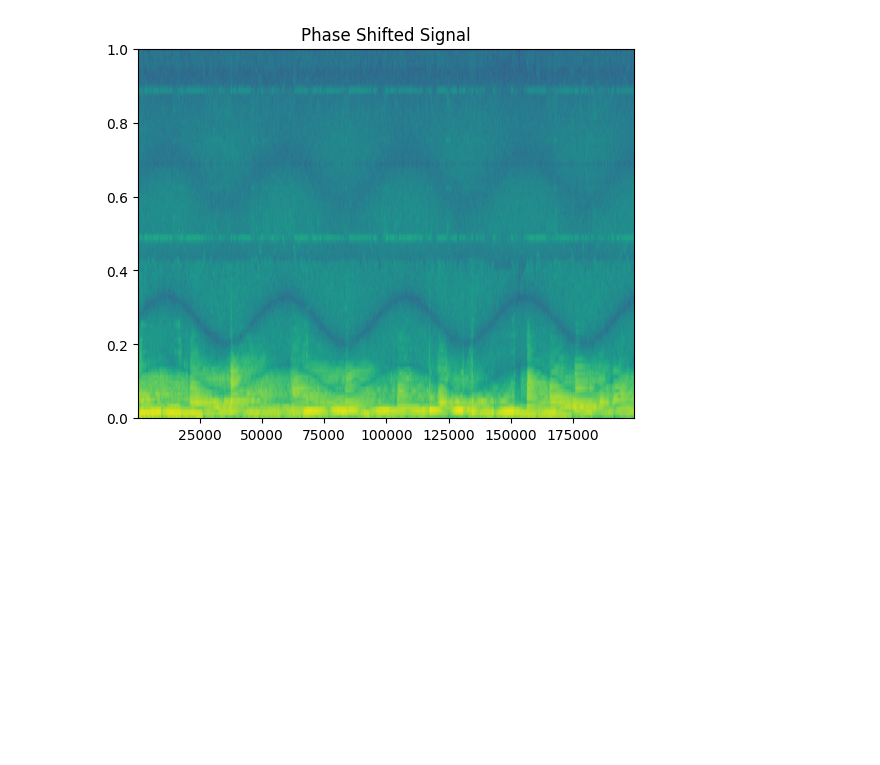
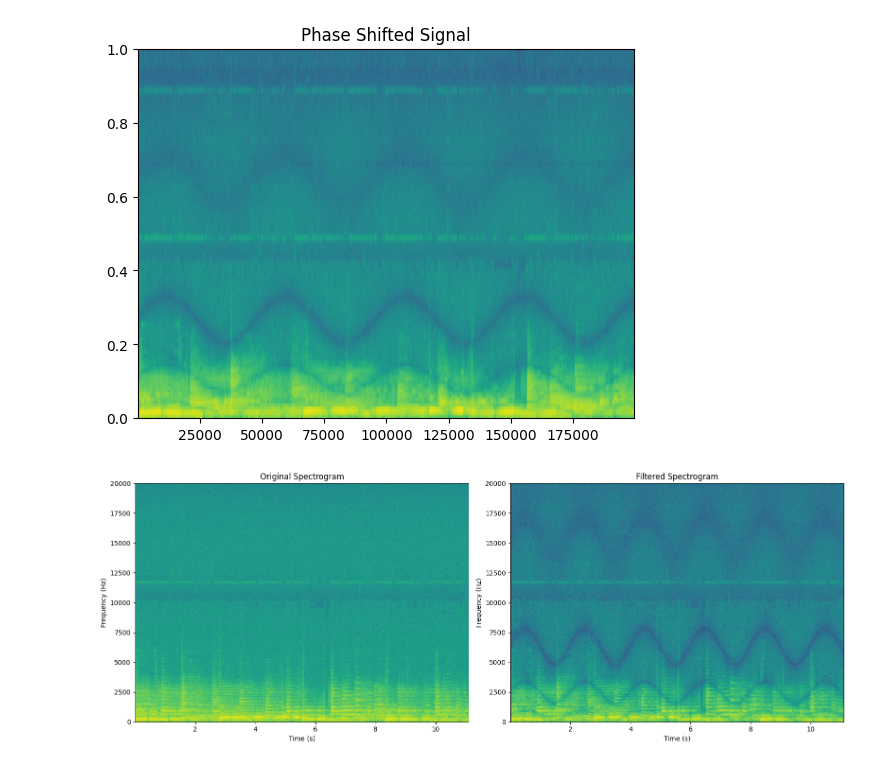
Before and after one commit to kevbrnen/Music-Technology-Final-Project, a Jupyter notebook: Prototyping/Phaser/Phaser.ipynb, the cells around one changed output. Saved outputs shown, nothing was run; the diff lists cells and outputs as text; code cells hidden in the pictures; blank space fills up the shorter version.

```diff
--- a/Prototyping/Phaser/Phaser.ipynb
+++ b/Prototyping/Phaser/Phaser.ipynb
@@ -62,12 +62,12 @@ fc = 1000  #Center Frequency
 # a1 coefficient for allpass equation
 a1 = (np.tan(np.pi * fc/fs) - 1)/(np.tan(np.pi * fc/fs) + 1)
 
-speed = 0.5 #speed of LFO in Hz
+speed = 1 #speed of LFO in Hz
 
 amplitude = 1
 
 # Determines how far apart allpass cutoff frequencies are from each other
-intensity = 4
+intensity = 3
 if(intensity == 1):
     variance = 250
 elif(intensity == 2):
@@ -164,3 +166,35 @@ plt.title("Phase Shifted Signal")
 # %% [output]
 Text(0.5, 1.0, 'Phase Shifted Signal')
 [figure]
+# %%
+# Compute the spectrogram
+frequencies0, times0, Sxx0 = signal.spectrogram(data[1000:4000000,1], fs, nperseg=1024, noverlap=512)
+# Compute the spectrogram
+frequencies, times, Sxx = signal.spectrogram(phaser_out[1000:4000000,1], fs, nperseg=1024, noverlap=512)
+
+
+# Plot the figures side by side
+fig, axs = plt.subplots(1, 2, figsize=(16, 6))
+
+# Plot the original spectrogram
+axs[0].pcolormesh(times0, frequencies0, 10 * np.log10(Sxx0), shading='auto')
+axs[0].set_title('Original Spectrogram')
+axs[0].set_xlabel('Time (s)')
+axs[0].set_ylabel('Frequency (Hz)')
+axs[0].set_ylim(0, 20000)
+axs[0].set_aspect('auto')
+#axs[0].set_colorbar(label='Power/Frequency (dB/Hz)')
+
+# Plot the filtered spectrogram
+axs[1].pcolormesh(times, frequencies, 10 * np.log10(Sxx), shading='auto')
+axs[1].set_title('Filtered Spectrogram')
+axs[1].set_xlabel('Time (s)')
+axs[1].set_ylabel('Frequency (Hz)')
+axs[1].set_ylim(0, 20000)
+axs[1].set_aspect('auto')
+#axs[1].set_colorbar(label='Power/Frequency (dB/Hz)')
+
+plt.tight_layout()
+plt.show()
+# %% [output]
+[figure, added]
```
Also changed, not shown: parts of 1 cell of this notebook, 24 other files.
